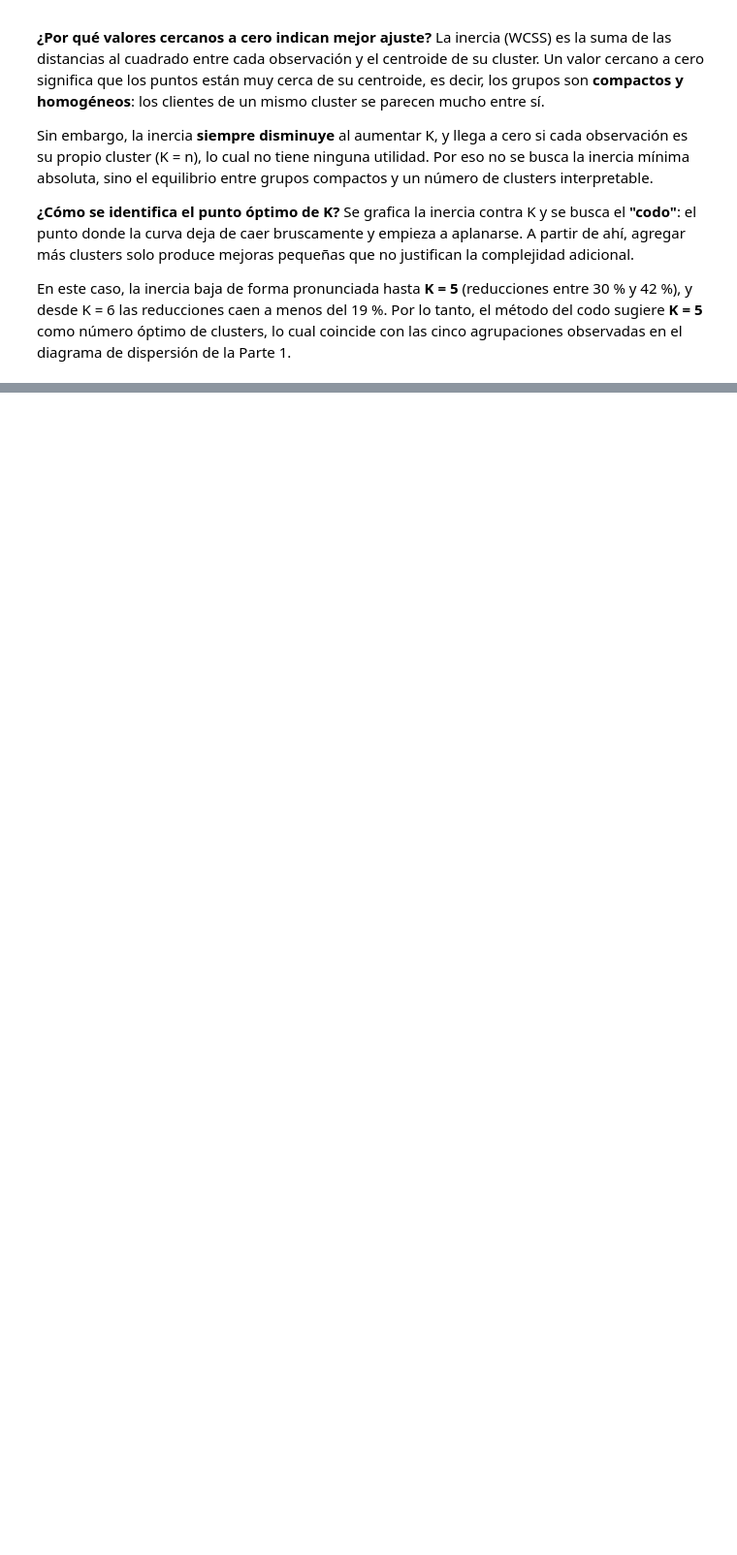
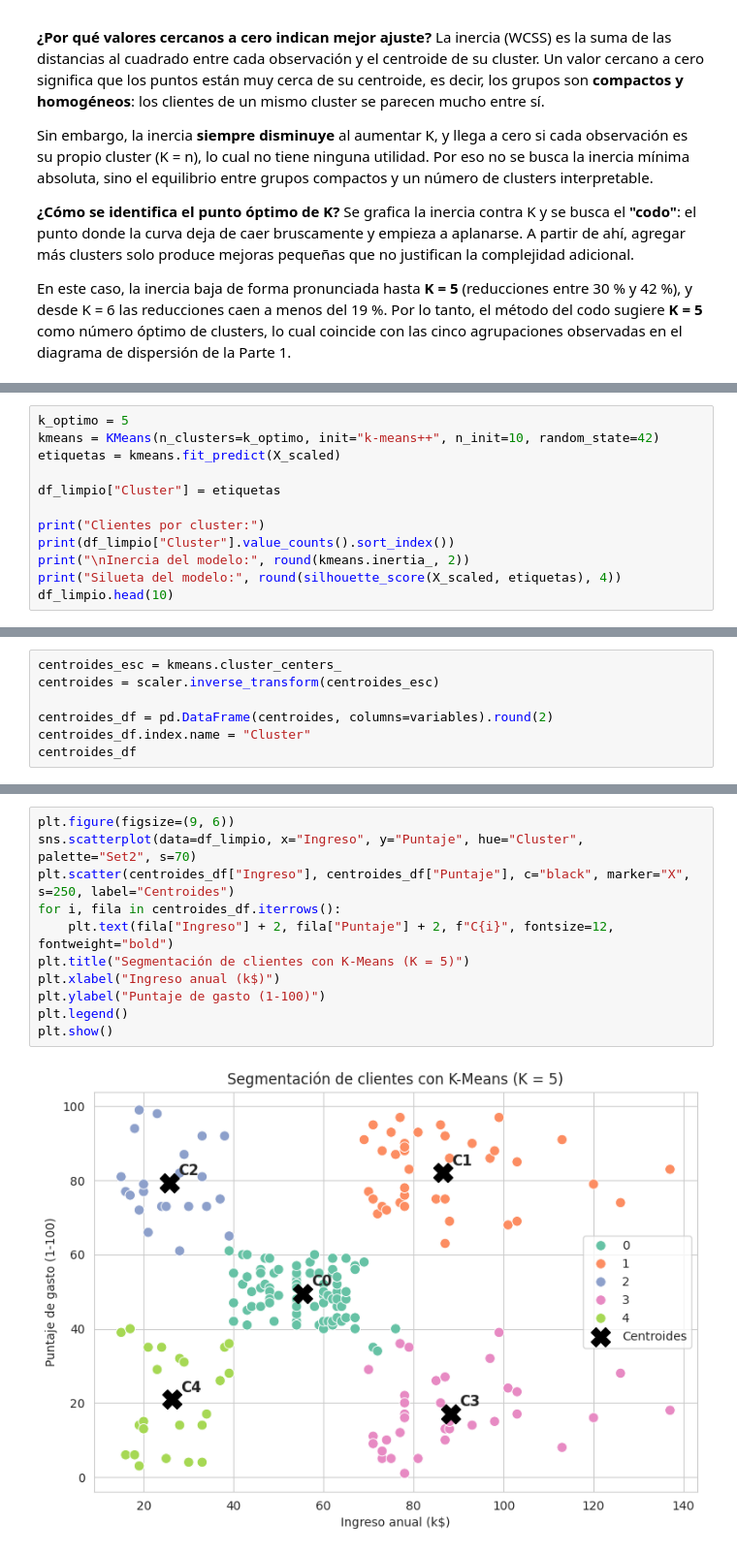
Before and after one commit to dramirezdlp99/taller-kmeans-segmentacion, a Jupyter notebook: taller_kmeans.ipynb, the cells around one changed output, grey strips where cells are left out. Shown at 97% size. Saved outputs shown, nothing was run; the diff lists cells and outputs as text; blank space fills up the shorter version.

```diff
--- a/taller_kmeans.ipynb
+++ b/taller_kmeans.ipynb
@@ -296,0 +352,12 @@ En este caso, la inercia baja de forma pronunciada hasta **K = 5** (reducciones
+# %%
+k_optimo = 5
+kmeans = KMeans(n_clusters=k_optimo, init="k-means++", n_init=10, random_state=42)
+etiquetas = kmeans.fit_predict(X_scaled)
+
+df_limpio["Cluster"] = etiquetas
+
+print("Clientes por cluster:")
+print(df_limpio["Cluster"].value_counts().sort_index())
+print("\nInercia del modelo:", round(kmeans.inertia_, 2))
+print("Silueta del modelo:", round(silhouette_score(X_scaled, etiquetas), 4))
+df_limpio.head(10)
@@ -296,0 +387,7 @@ En este caso, la inercia baja de forma pronunciada hasta **K = 5** (reducciones
+# %%
+centroides_esc = kmeans.cluster_centers_
+centroides = scaler.inverse_transform(centroides_esc)
+
+centroides_df = pd.DataFrame(centroides, columns=variables).round(2)
+centroides_df.index.name = "Cluster"
+centroides_df
@@ -296,0 +402,13 @@ En este caso, la inercia baja de forma pronunciada hasta **K = 5** (reducciones
+# %%
+plt.figure(figsize=(9, 6))
+sns.scatterplot(data=df_limpio, x="Ingreso", y="Puntaje", hue="Cluster", palette="Set2", s=70)
+plt.scatter(centroides_df["Ingreso"], centroides_df["Puntaje"], c="black", marker="X", s=250, label="Centroides")
+for i, fila in centroides_df.iterrows():
+    plt.text(fila["Ingreso"] + 2, fila["Puntaje"] + 2, f"C{i}", fontsize=12, fontweight="bold")
+plt.title("Segmentación de clientes con K-Means (K = 5)")
+plt.xlabel("Ingreso anual (k$)")
+plt.ylabel("Puntaje de gasto (1-100)")
+plt.legend()
+plt.show()
+# %% [output]
+[figure, added]
```
Also changed, not shown: parts of 9 cells of this notebook.
